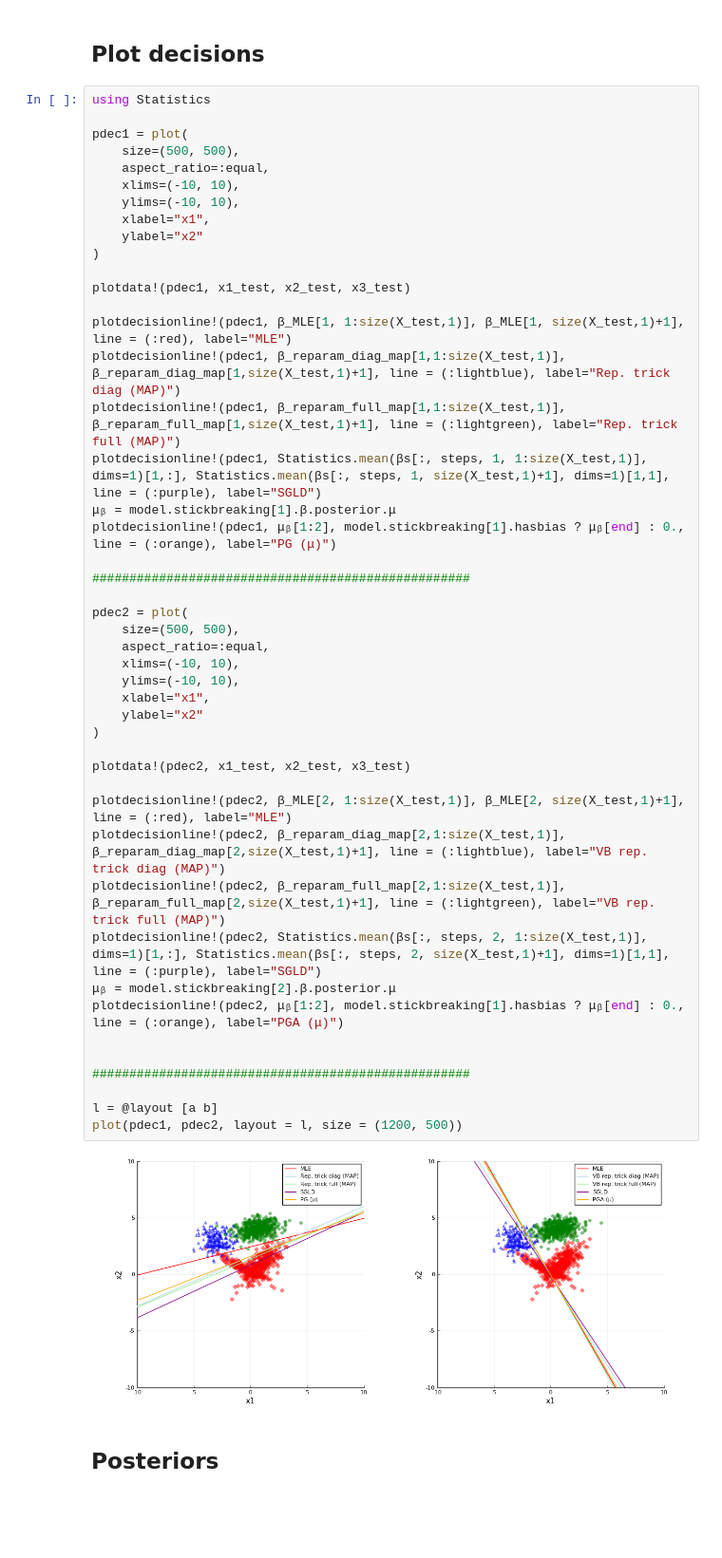
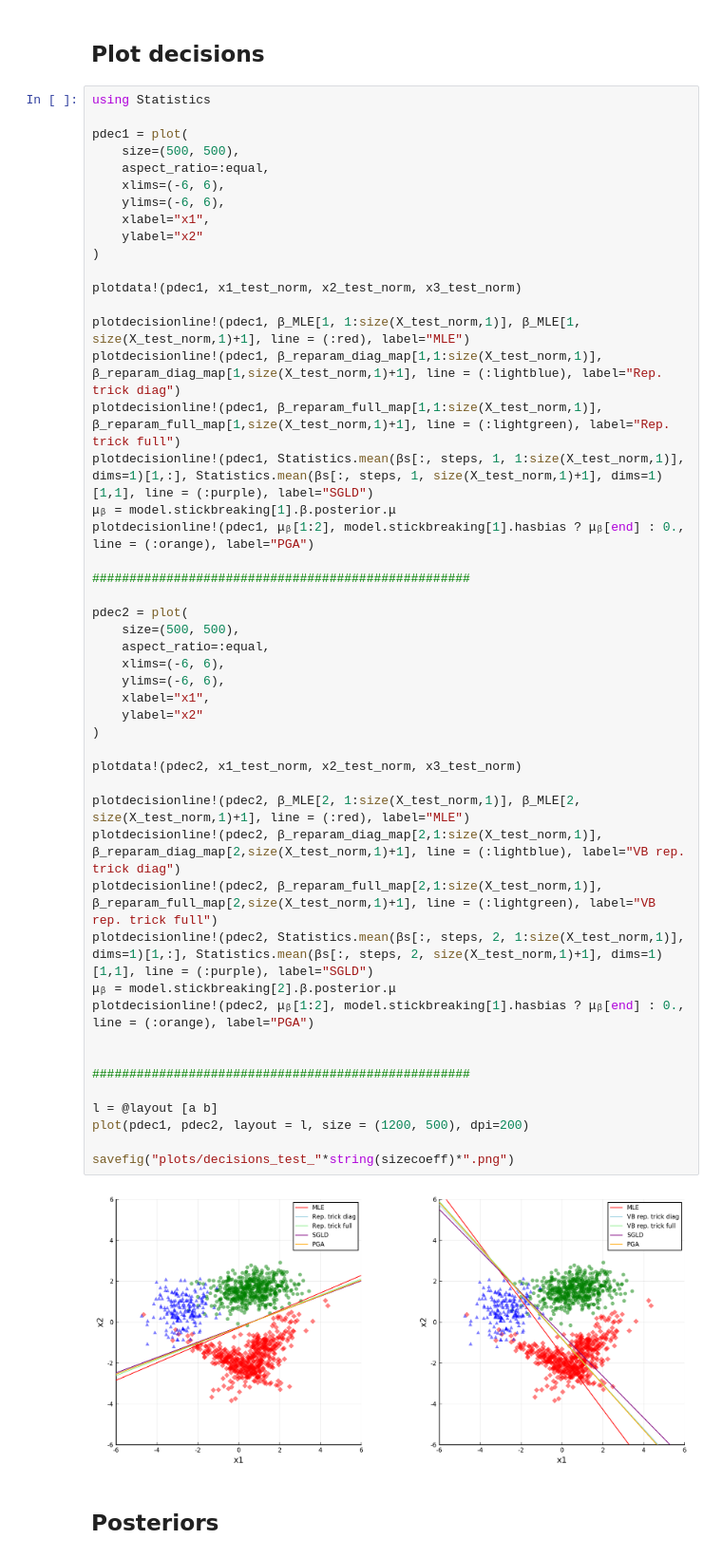
Before and after one commit to fnlandini/BayesianModels, a Jupyter notebook: examples/LogisticRegression.ipynb, the cells around one changed output. Shown at 95% size. Saved outputs shown, nothing was run; the diff lists cells and outputs as text; blank space fills up the shorter version.

Commit message:
Add plotting for presentation

```diff
--- a/examples/LogisticRegression.ipynb
+++ b/examples/LogisticRegression.ipynb
@@ -1395,51 +1532,53 @@ savefig("accuracy_marginal_train1.png")
 # %%
 using Statistics
 
 pdec1 = plot(
     size=(500, 500),
     aspect_ratio=:equal,
-    xlims=(-10, 10),
-    ylims=(-10, 10),
+    xlims=(-6, 6),
+    ylims=(-6, 6),
     xlabel="x1",
     ylabel="x2"
 )
 
-plotdata!(pdec1, x1_test, x2_test, x3_test)
+plotdata!(pdec1, x1_test_norm, x2_test_norm, x3_test_norm)
 
-plotdecisionline!(pdec1, β_MLE[1, 1:size(X_test,1)], β_MLE[1, size(X_test,1)+1], line = (:red), label="MLE")
-plotdecisionline!(pdec1, β_reparam_diag_map[1,1:size(X_test,1)], β_reparam_diag_map[1,size(X_test,1)+1], line = (:lightblue), label="Rep. trick diag (MAP)")
-plotdecisionline!(pdec1, β_reparam_full_map[1,1:size(X_test,1)], β_reparam_full_map[1,size(X_test,1)+1], line = (:lightgreen), label="Rep. trick full (MAP)")
-plotdecisionline!(pdec1, Statistics.mean(βs[:, steps, 1, 1:size(X_test,1)], dims=1)[1,:], Statistics.mean(βs[:, steps, 1, size(X_test,1)+1], dims=1)[1,1], line = (:purple), label="SGLD")
+plotdecisionline!(pdec1, β_MLE[1, 1:size(X_test_norm,1)], β_MLE[1, size(X_test_norm,1)+1], line = (:red), label="MLE")
+plotdecisionline!(pdec1, β_reparam_diag_map[1,1:size(X_test_norm,1)], β_reparam_diag_map[1,size(X_test_norm,1)+1], line = (:lightblue), label="Rep. trick diag")
+plotdecisionline!(pdec1, β_reparam_full_map[1,1:size(X_test_norm,1)], β_reparam_full_map[1,size(X_test_norm,1)+1], line = (:lightgreen), label="Rep. trick full")
+plotdecisionline!(pdec1, Statistics.mean(βs[:, steps, 1, 1:size(X_test_norm,1)], dims=1)[1,:], Statistics.mean(βs[:, steps, 1, size(X_test_norm,1)+1], dims=1)[1,1], line = (:purple), label="SGLD")
 μᵦ = model.stickbreaking[1].β.posterior.μ
-plotdecisionline!(pdec1, μᵦ[1:2], model.stickbreaking[1].hasbias ? μᵦ[end] : 0., line = (:orange), label="PG (μ)")
+plotdecisionline!(pdec1, μᵦ[1:2], model.stickbreaking[1].hasbias ? μᵦ[end] : 0., line = (:orange), label="PGA")
 
 ###################################################
 
 pdec2 = plot(
     size=(500, 500),
     aspect_ratio=:equal,
-    xlims=(-10, 10),
-    ylims=(-10, 10),
+    xlims=(-6, 6),
+    ylims=(-6, 6),
     xlabel="x1",
     ylabel="x2"
 )
 
-plotdata!(pdec2, x1_test, x2_test, x3_test)
+plotdata!(pdec2, x1_test_norm, x2_test_norm, x3_test_norm)
 
-plotdecisionline!(pdec2, β_MLE[2, 1:size(X_test,1)], β_MLE[2, size(X_test,1)+1], line = (:red), label="MLE")
-plotdecisionline!(pdec2, β_reparam_diag_map[2,1:size(X_test,1)], β_reparam_diag_map[2,size(X_test,1)+1], line = (:lightblue), label="VB rep. trick diag (MAP)")
-plotdecisionline!(pdec2, β_reparam_full_map[2,1:size(X_test,1)], β_reparam_full_map[2,size(X_test,1)+1], line = (:lightgreen), label="VB rep. trick full (MAP)")
-plotdecisionline!(pdec2, Statistics.mean(βs[:, steps, 2, 1:size(X_test,1)], dims=1)[1,:], Statistics.mean(βs[:, steps, 2, size(X_test,1)+1], dims=1)[1,1], line = (:purple), label="SGLD")
+plotdecisionline!(pdec2, β_MLE[2, 1:size(X_test_norm,1)], β_MLE[2, size(X_test_norm,1)+1], line = (:red), label="MLE")
+plotdecisionline!(pdec2, β_reparam_diag_map[2,1:size(X_test_norm,1)], β_reparam_diag_map[2,size(X_test_norm,1)+1], line = (:lightblue), label="VB rep. trick diag")
+plotdecisionline!(pdec2, β_reparam_full_map[2,1:size(X_test_norm,1)], β_reparam_full_map[2,size(X_test_norm,1)+1], line = (:lightgreen), label="VB rep. trick full")
+plotdecisionline!(pdec2, Statistics.mean(βs[:, steps, 2, 1:size(X_test_norm,1)], dims=1)[1,:], Statistics.mean(βs[:, steps, 2, size(X_test_norm,1)+1], dims=1)[1,1], line = (:purple), label="SGLD")
 μᵦ = model.stickbreaking[2].β.posterior.μ
-plotdecisionline!(pdec2, μᵦ[1:2], model.stickbreaking[1].hasbias ? μᵦ[end] : 0., line = (:orange), label="PGA (μ)")
+plotdecisionline!(pdec2, μᵦ[1:2], model.stickbreaking[1].hasbias ? μᵦ[end] : 0., line = (:orange), label="PGA")
 
 
 ###################################################
 
 l = @layout [a b]
-plot(pdec1, pdec2, layout = l, size = (1200, 500))
+plot(pdec1, pdec2, layout = l, size = (1200, 500), dpi=200)
+
+savefig("plots/decisions_test_"*string(sizecoeff)*".png")
 # %% [output]
-[figure, old version]
+[figure, new version]
 # %% [markdown]
 ## Posteriors
 # %%
```
Also changed, not shown: parts of 29 cells of this notebook.
